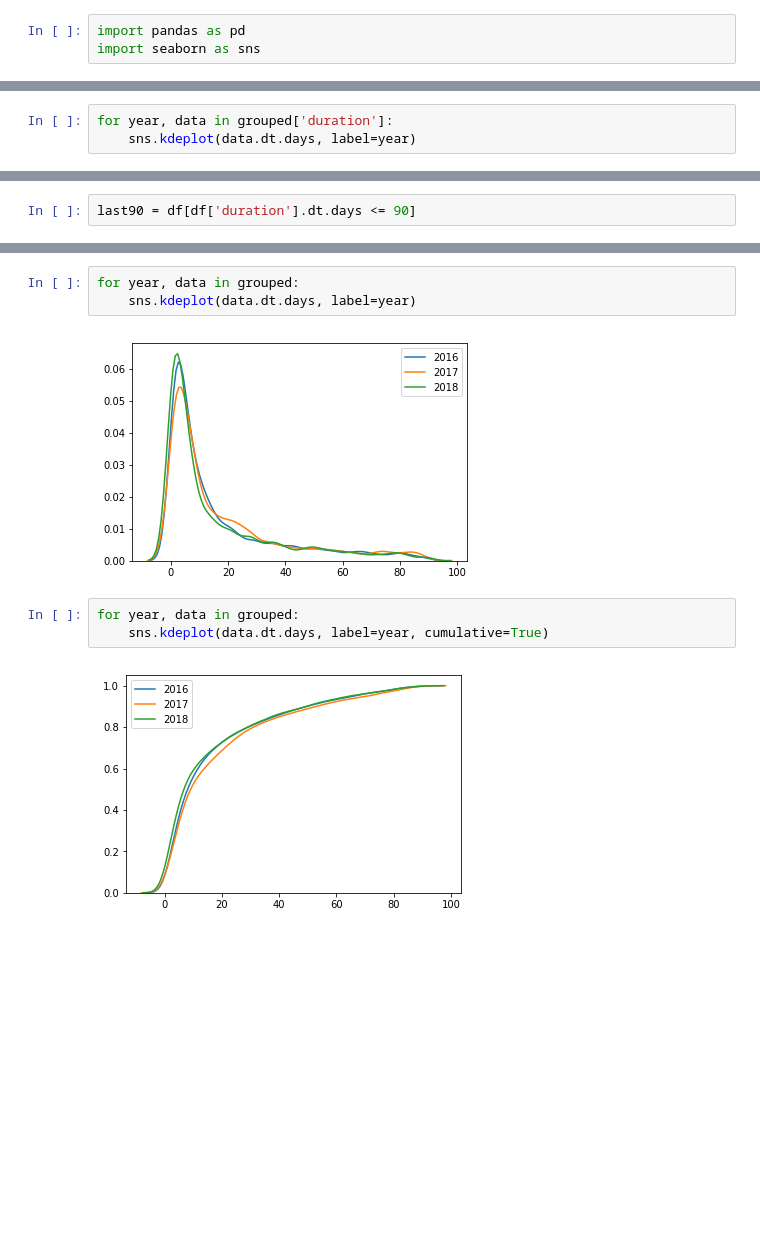
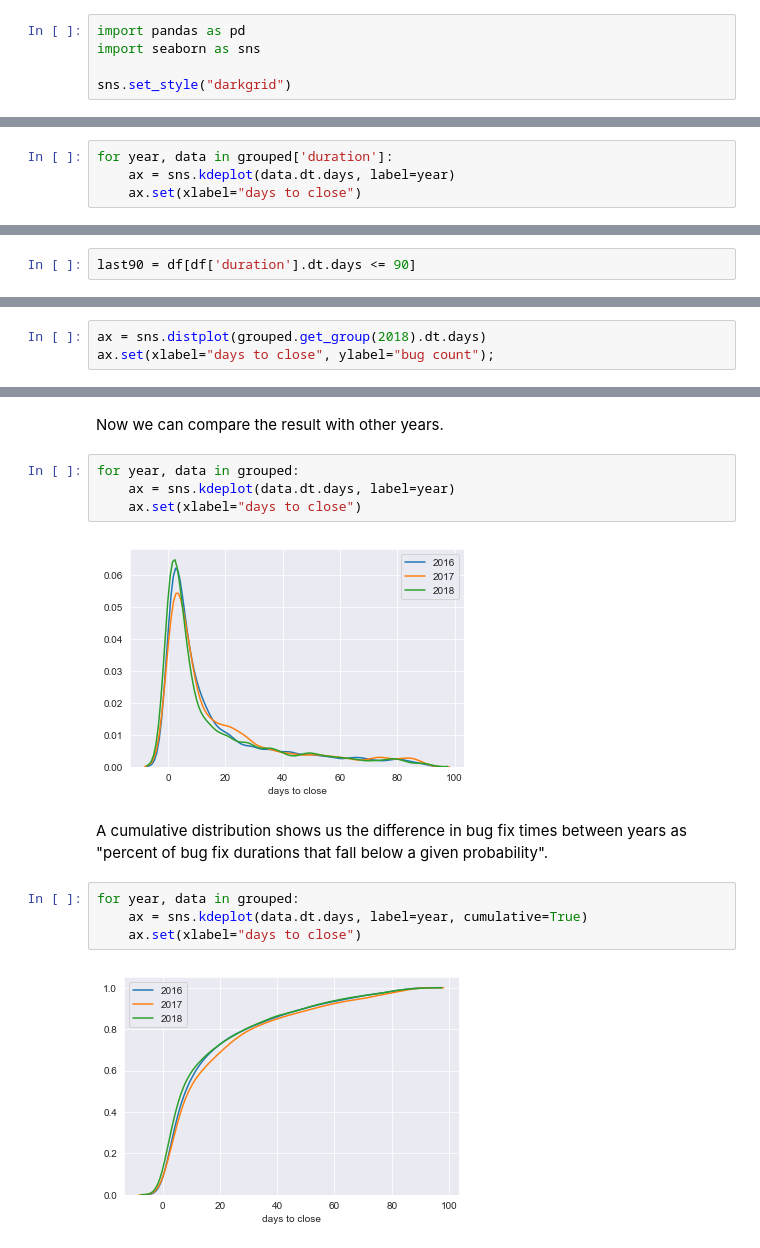
Before and after one commit to mars-f/firefox-workflow-analysis, a Jupyter notebook: leadtimetrends.ipynb, the cells around one changed output, grey strips where cells are left out. Drawn from its saved outputs; the diff is of its cells as text; blank space fills up the shorter version.

```diff
--- a/leadtimetrends.ipynb
+++ b/leadtimetrends.ipynb
@@ -3,3 +5,5 @@
 # %%
 import pandas as pd
 import seaborn as sns
+
+sns.set_style("darkgrid")
@@ -59,5 +59,6 @@ grouped['duration'].describe()
 | 2018 | 12132 | 374 days 05:54:18.406116 | 1306 days 18:03:09.246195 | 0 days 02:04:33 | 3 days 05:19:08 | 12 days 19:18:13 | 66 days 02:14:15 | 6694 days 13:57:22 |
 # %%
 for year, data in grouped['duration']:
-    sns.kdeplot(data.dt.days, label=year)
+    ax = sns.kdeplot(data.dt.days, label=year)
+    ax.set(xlabel="days to close")
 # %% [output]
@@ -76,0 +88,3 @@ sns.distplot(grouped.get_group(2018).dt.days, kde=False);
+# %%
+ax = sns.distplot(grouped.get_group(2018).dt.days)
+ax.set(xlabel="days to close", ylabel="bug count");
@@ -77,10 +93,16 @@ sns.distplot(grouped.get_group(2018).dt.days, kde=False);
+# %% [markdown]
+Now we can compare the result with other years.
 # %%
 for year, data in grouped:
-    sns.kdeplot(data.dt.days, label=year)
+    ax = sns.kdeplot(data.dt.days, label=year)
+    ax.set(xlabel="days to close")
 # %% [output]
-[figure, old version]
+[figure, new version]
+# %% [markdown]
+A cumulative distribution shows us the difference in bug fix times between years as "percent of bug fix durations that fall below a given probability".
 # %%
 for year, data in grouped:
-    sns.kdeplot(data.dt.days, label=year, cumulative=True)
+    ax = sns.kdeplot(data.dt.days, label=year, cumulative=True)
+    ax.set(xlabel="days to close")
 # %% [output]
-[figure, old version]
+[figure, new version]
```
Also changed, not shown: parts of 12 cells of this notebook.
